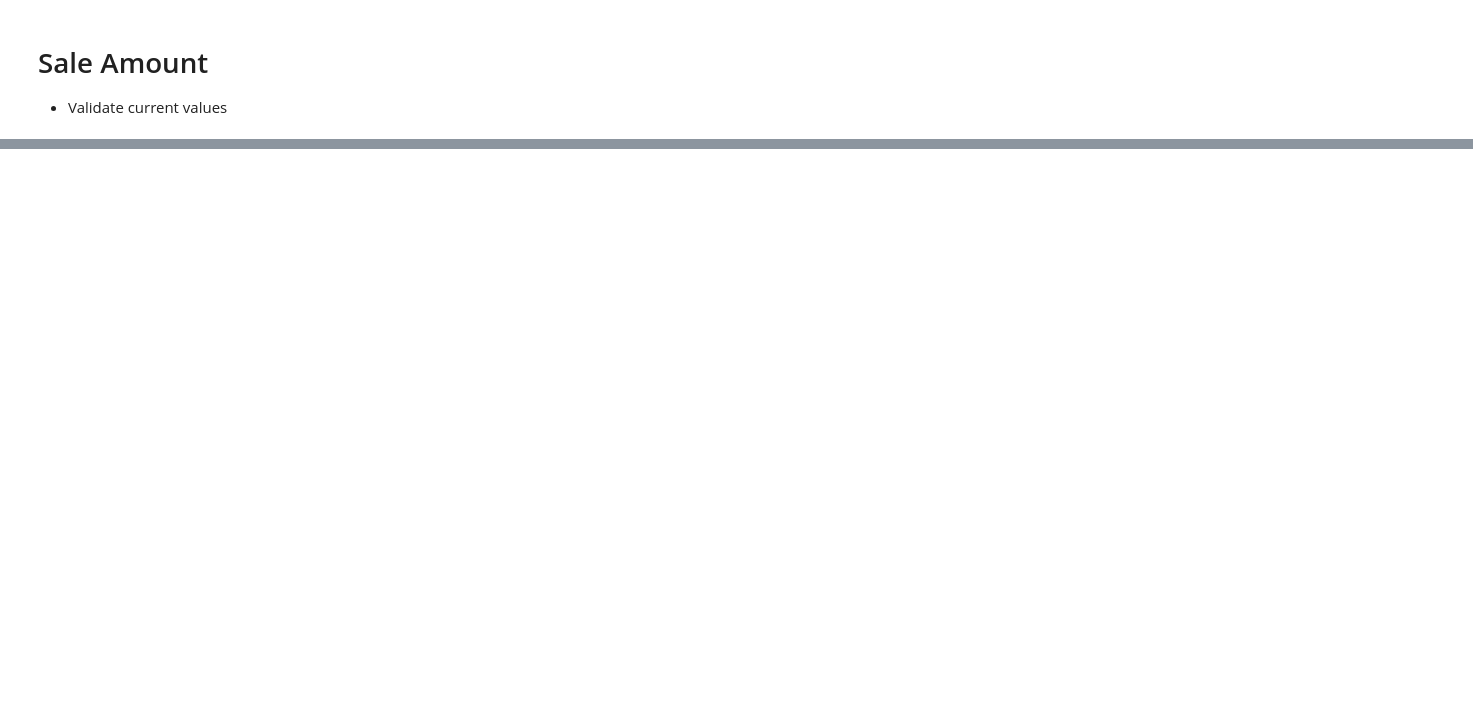
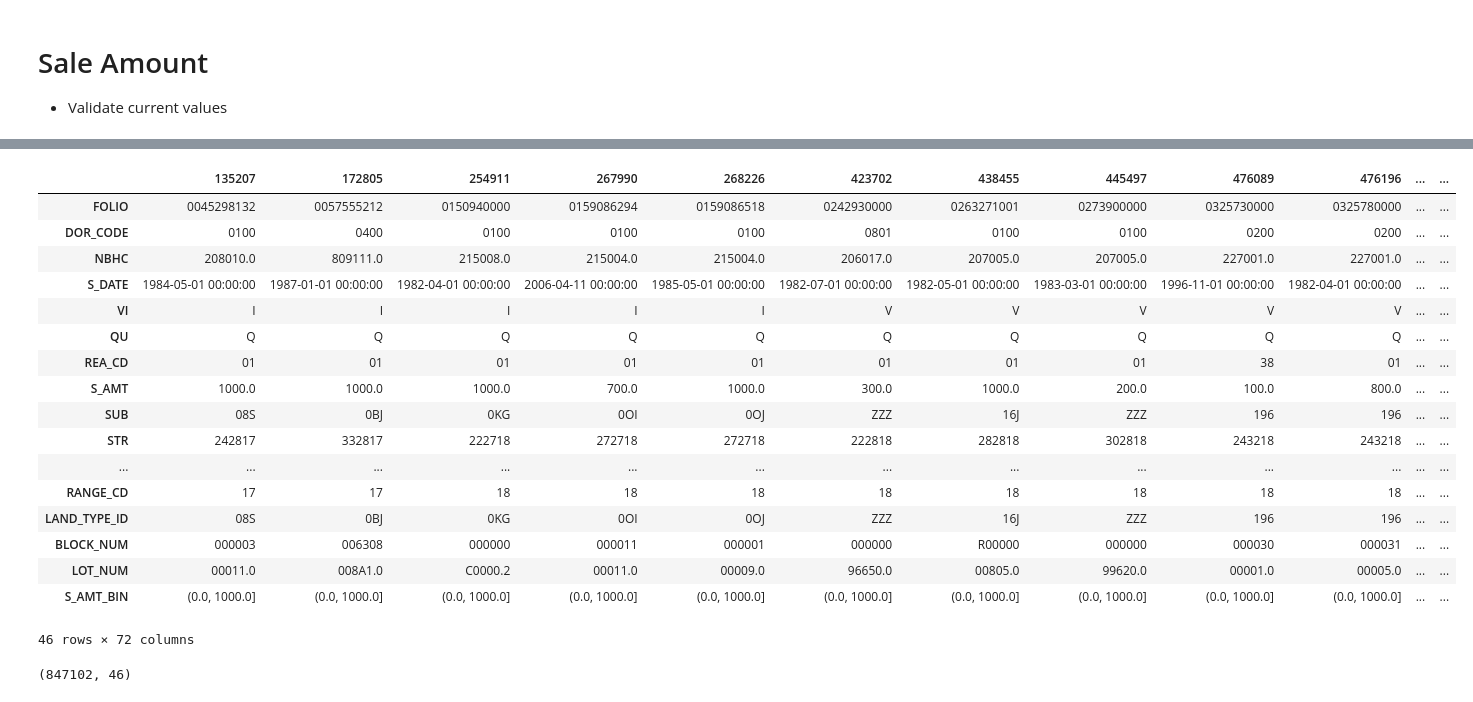
Before and after one commit to mkars01/real-estate-invest-recommender, a Jupyter notebook: notebooks/02_data_wrangling_process.ipynb, the cells around one changed output, grey strips where cells are left out. Saved outputs shown, nothing was run; the diff lists cells and outputs as text; code cells hidden in the pictures; blank space fills up the shorter version.

```diff
--- a/notebooks/02_data_wrangling_process.ipynb
+++ b/notebooks/02_data_wrangling_process.ipynb
@@ -487,0 +496,6 @@ sales_df['S_DATE'] = pd.to_datetime(sales_df['S_DATE'])
+# %%
+# The top date was 1976-01-01 with 8486 sales.
+# This appears that some properties may have been initialized with that date.
+# Drop data for years prior to 1980
+sales_df = sales_df[sales_df['S_DATE'] >= '1980-01-01']
+sales_df.shape
@@ -488,3 +532,7 @@ sales_df['S_DATE'] = pd.to_datetime(sales_df['S_DATE'])
+# %%
+sales_df['NBHC_p'] = sales_df['NBHC_p'].astype('category')
+sales_df.drop('NBHC', axis=1, inplace=True)
+sales_df.rename(columns = {'NBHC_p': 'NBHC'}, inplace=True)
 # %% [markdown]
 # VI (Vacant or Improved at time of sale)
 - Validate current values of 'V', 'I', NaN
@@ -635,6 +672,6 @@ The Sales Amounts are skewed by low values that appear to be invalid.
 - Create bins to remove outliers
 # %%
-amt_bins = [0, 100, 500, 1000, 10000, 50000, 100000, 500000, 1000000, 10000000, 100000000]
+amt_bins = [0, 1000, 10000, 50000, 100000, 500000, 1000000, 10000000, 30000000, 50000000]
 amt_bins.append(float('inf'))
 sales_df['S_AMT_BIN'] = pd.cut(sales_df['S_AMT'], bins=amt_bins)
 # %%
@@ -654,2 +717,29 @@ plt.show()
 # %%
-df_amt = sales_df['S_AMT']
+sales_df[sales_df['S_AMT'] <= 1000].T
+# %% [output]
+|  | 135207 | 172805 | 254911 | 267990 | 268226 | 423702 | 438455 | 445497 | 476089 | 476196 | ... | ... |
+| FOLIO | 0045298132 | 0057555212 | 0150940000 | 0159086294 | 0159086518 | 0242930000 | 0263271001 | 0273900000 | 0325730000 | 0325780000 | ... | ... |
+| DOR_CODE | 0100 | 0400 | 0100 | 0100 | 0100 | 0801 | 0100 | 0100 | 0200 | 0200 | ... | ... |
+| NBHC | 208010.0 | 809111.0 | 215008.0 | 215004.0 | 215004.0 | 206017.0 | 207005.0 | 207005.0 | 227001.0 | 227001.0 | ... | ... |
+| S_DATE | 1984-05-01 00:00:00 | 1987-01-01 00:00:00 | 1982-04-01 00:00:00 | 2006-04-11 00:00:00 | 1985-05-01 00:00:00 | 1982-07-01 00:00:00 | 1982-05-01 00:00:00 | 1983-03-01 00:00:00 | 1996-11-01 00:00:00 | 1982-04-01 00:00:00 | ... | ... |
+| VI | I | I | I | I | I | V | V | V | V | V | ... | ... |
+| QU | Q | Q | Q | Q | Q | Q | Q | Q | Q | Q | ... | ... |
+| REA_CD | 01 | 01 | 01 | 01 | 01 | 01 | 01 | 01 | 38 | 01 | ... | ... |
+| S_AMT | 1000.0 | 1000.0 | 1000.0 | 700.0 | 1000.0 | 300.0 | 1000.0 | 200.0 | 100.0 | 800.0 | ... | ... |
+| SUB | 08S | 0BJ | 0KG | 0OI | 0OJ | ZZZ | 16J | ZZZ | 196 | 196 | ... | ... |
+| STR | 242817 | 332817 | 222718 | 272718 | 272718 | 222818 | 282818 | 302818 | 243218 | 243218 | ... | ... |
+| ... | ... | ... | ... | ... | ... | ... | ... | ... | ... | ... | ... | ... |
+| RANGE_CD | 17 | 17 | 18 | 18 | 18 | 18 | 18 | 18 | 18 | 18 | ... | ... |
+| LAND_TYPE_ID | 08S | 0BJ | 0KG | 0OI | 0OJ | ZZZ | 16J | ZZZ | 196 | 196 | ... | ... |
+| BLOCK_NUM | 000003 | 006308 | 000000 | 000011 | 000001 | 000000 | R00000 | 000000 | 000030 | 000031 | ... | ... |
+| LOT_NUM | 00011.0 | 008A1.0 | C0000.2 | 00011.0 | 00009.0 | 96650.0 | 00805.0 | 99620.0 | 00001.0 | 00005.0 | ... | ... |
+| S_AMT_BIN | (0.0, 1000.0] | (0.0, 1000.0] | (0.0, 1000.0] | (0.0, 1000.0] | (0.0, 1000.0] | (0.0, 1000.0] | (0.0, 1000.0] | (0.0, 1000.0] | (0.0, 1000.0] | (0.0, 1000.0] | ... | ... |
+46 rows × 72 columns
+# %%
+# Researched outliers and determined that they appear to be invalid amounts
+#   Drop outliers of properties sold for $1000 or less
+#   Drop outliers of properties sold for $30,000,000 or more
+sales_df = sales_df[(sales_df['S_AMT'] > 1000) & (sales_df['S_AMT'] < 30000000)]
+sales_df.shape
+# %% [output]
+(847102, 46)
```
Also changed, not shown: parts of 63 cells of this notebook.
